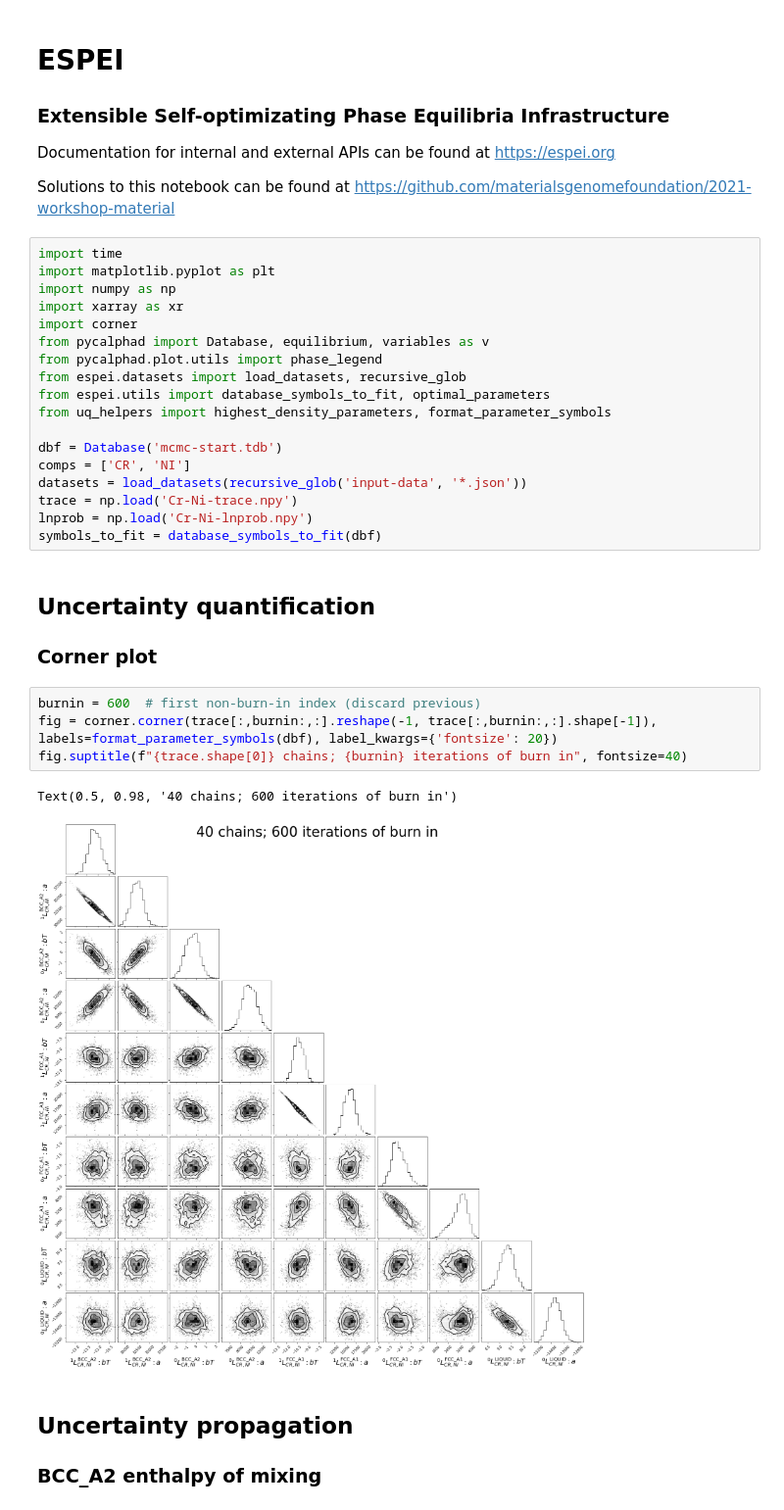
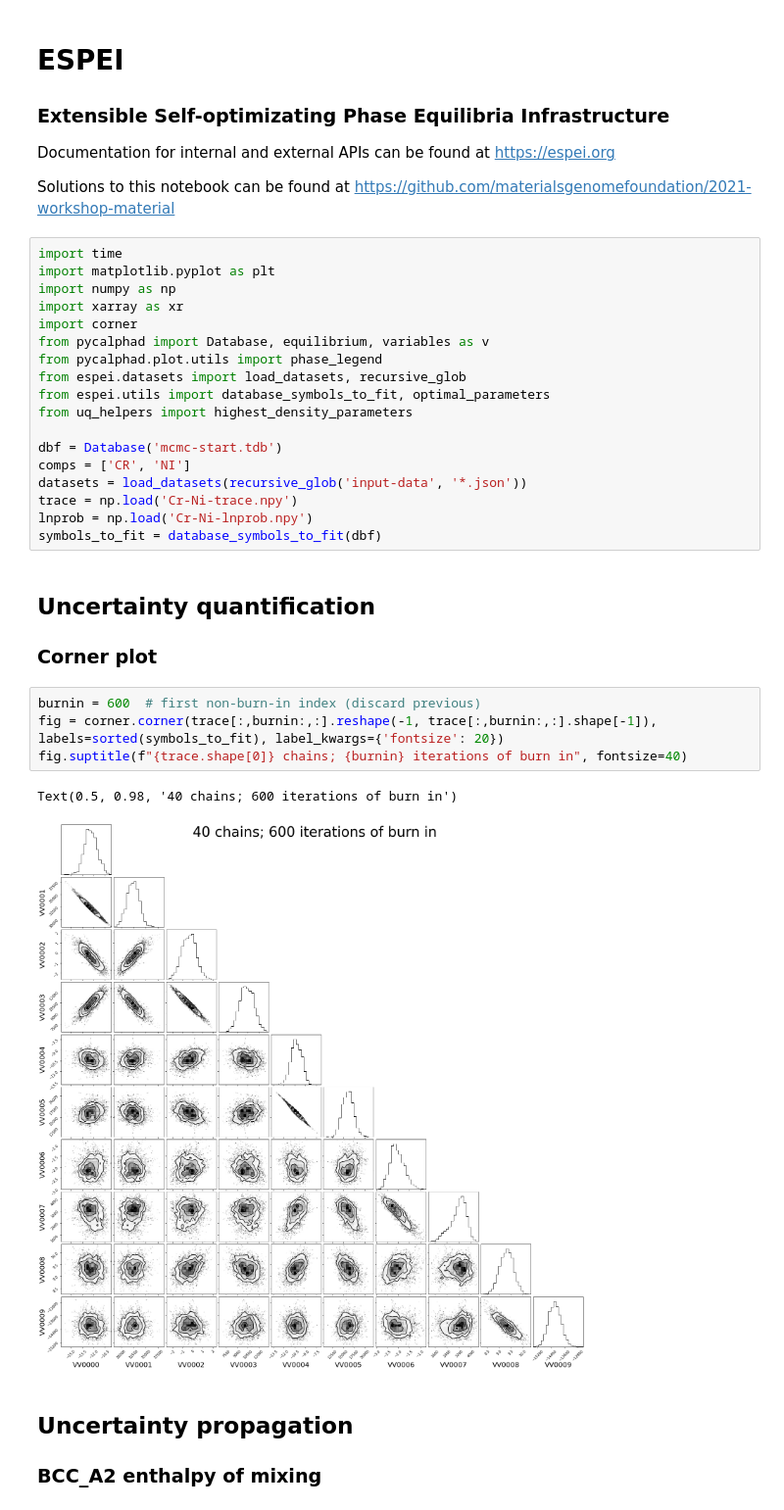
Before and after one commit to materialsgenomefoundation/2021-workshop-material, a Jupyter notebook: ESPEI/ESPEI UQ.ipynb, the cells around one changed output. Shown at 98% size. Drawn from its saved outputs; the diff is of its cells as text.

```diff
--- a/ESPEI/ESPEI UQ.ipynb
+++ b/ESPEI/ESPEI UQ.ipynb
@@ -16,7 +16,7 @@ from pycalphad import Database, equilibrium, variables as v
 from pycalphad.plot.utils import phase_legend
 from espei.datasets import load_datasets, recursive_glob
 from espei.utils import database_symbols_to_fit, optimal_parameters
-from uq_helpers import highest_density_parameters, format_parameter_symbols
+from uq_helpers import highest_density_parameters
 
 dbf = Database('mcmc-start.tdb')
 comps = ['CR', 'NI']
@@ -30,11 +30,11 @@ symbols_to_fit = database_symbols_to_fit(dbf)
 ### Corner plot
 # %%
 burnin = 600  # first non-burn-in index (discard previous)
-fig = corner.corner(trace[:,burnin:,:].reshape(-1, trace[:,burnin:,:].shape[-1]), labels=format_parameter_symbols(dbf), label_kwargs={'fontsize': 20})
+fig = corner.corner(trace[:,burnin:,:].reshape(-1, trace[:,burnin:,:].shape[-1]), labels=sorted(symbols_to_fit), label_kwargs={'fontsize': 20})
 fig.suptitle(f"{trace.shape[0]} chains; {burnin} iterations of burn in", fontsize=40)
 # %% [output]
 Text(0.5, 0.98, '40 chains; 600 iterations of burn in')
-[figure, old version]
+[figure, new version]
 # %% [markdown]
 ## Uncertainty propagation
 
```
Also changed, not shown: parts of 5 cells of this notebook, 3 other files.
